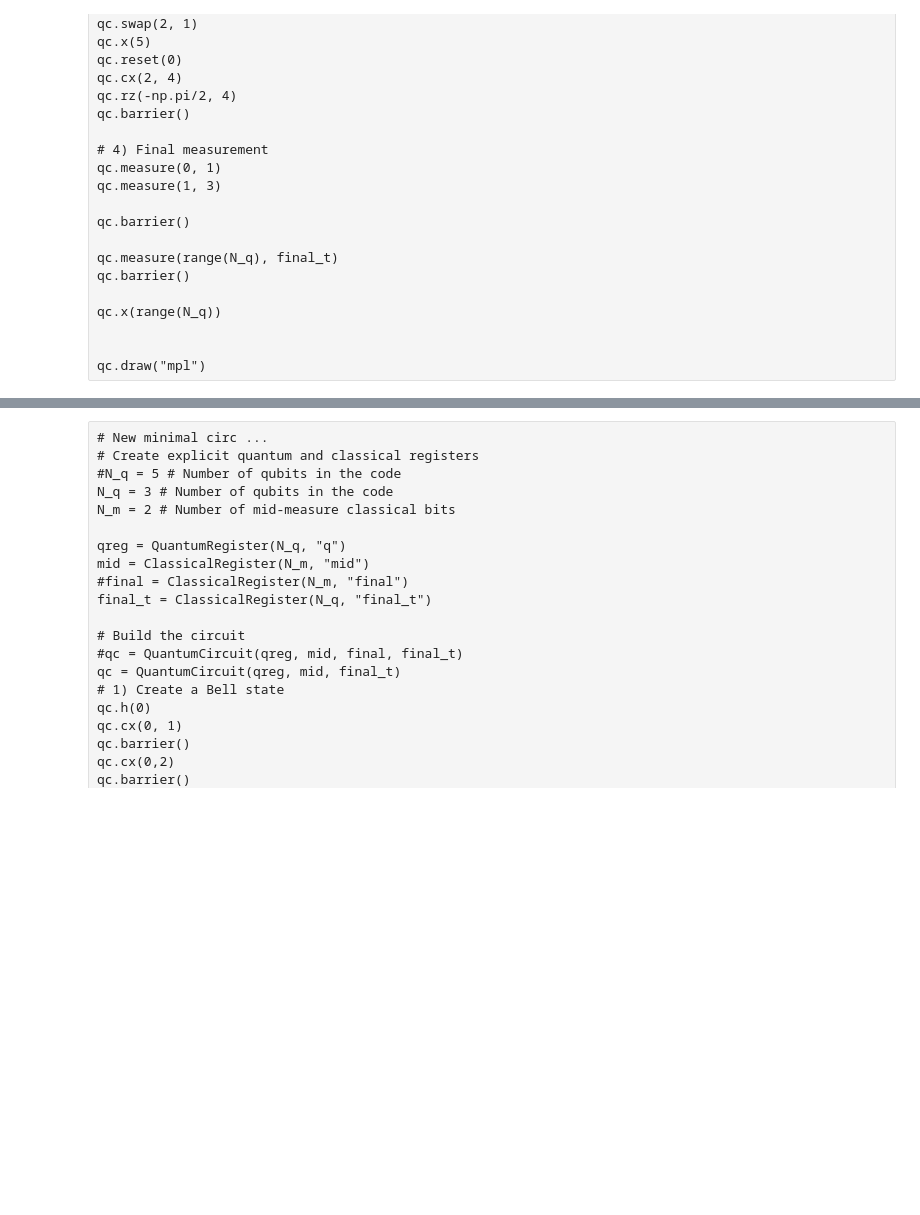
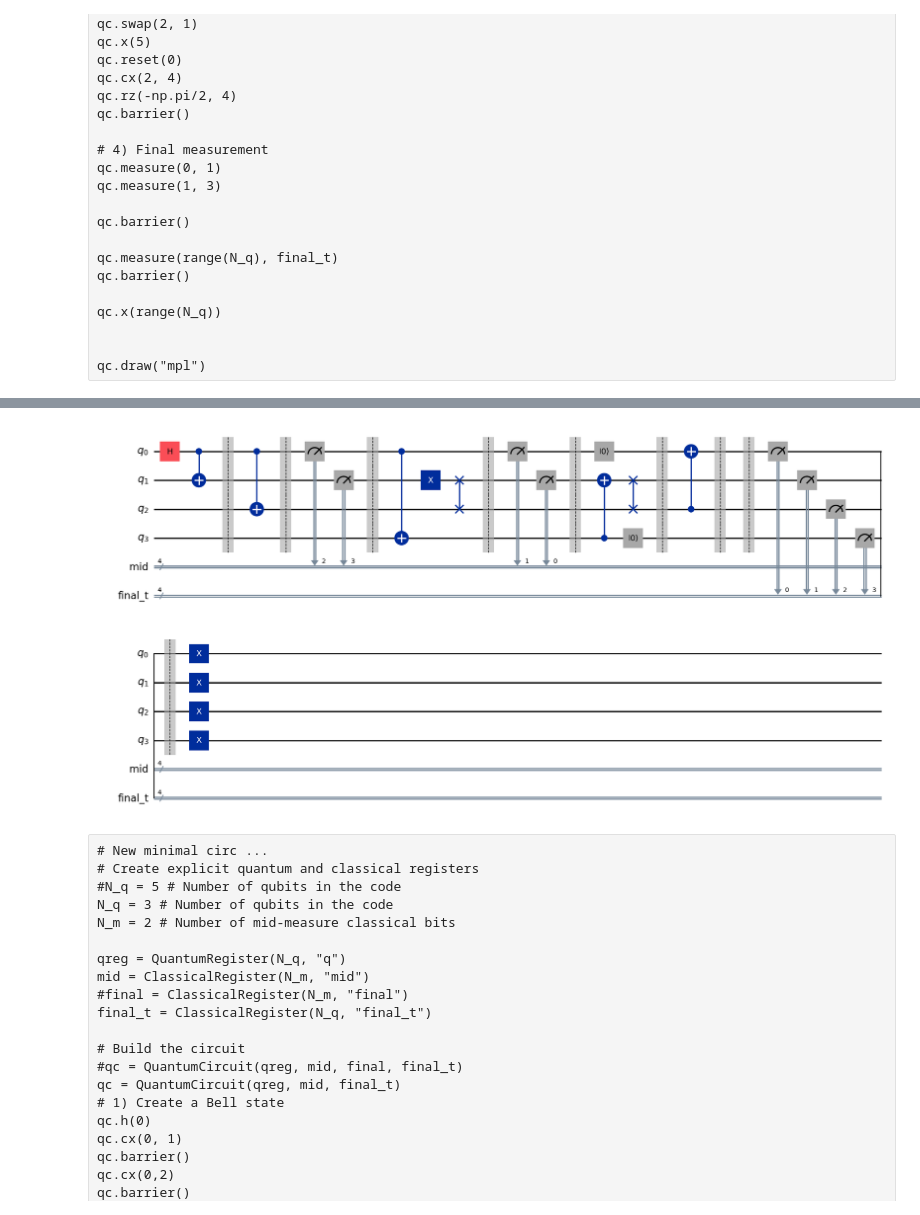
Before and after one commit to CERN-IT-INNOVATION/quantum-gates, a Jupyter notebook: start up and testing/local_fake_backend_test_no_noise.ipynb, the cells around one changed output, grey strips where cells are left out. Drawn from its saved outputs; the diff is of its cells as text; code cells hidden in the pictures; blank space fills up the shorter version.

Commit message:
works on big circ too

```diff
--- a/start up and testing/local_fake_backend_test_no_noise.ipynb
+++ b/start up and testing/local_fake_backend_test_no_noise.ipynb
@@ -245,3 +164,86 @@ qc.draw("mpl")
+# %%
+# Init minimal circ to break ....
+# Create explicit quantum and classical registers
+#N_q = 5 # Number of qubits in the code
+N_q = 4 # Number of qubits in the code
+N_m = 4 # Number of mid-measure classical bits
+
+qreg = QuantumRegister(N_q, "q")
+mid = ClassicalRegister(N_m, "mid")
+#final = ClassicalRegister(N_m, "final")
+final_t = ClassicalRegister(N_q, "final_t")
+
+# Build the circuit
+#qc = QuantumCircuit(qreg, mid, final, final_t)
+qc = QuantumCircuit(qreg, mid, final_t)
+# 1) Create a Bell state
+qc.h(0)
+qc.cx(0, 1)
+qc.barrier()
+qc.cx(0,2)
+qc.barrier()
+#qc.save_statevector(label="before_mid_measure")
+
+# 2) Mid-circuit measure of qubit 0 into cbit 0
+qc.measure(0, mid[2])
+#qc.measure(1, final[0])
+qc.measure(1, mid[3])
+qc.barrier()
+
+
+# 3) Conditionally flip qubit 1 if the measurement was 1 (new control-flow API)
+'''
+with qc.if_test((qc.clbits[0], 1)):
+    qc.x(1)
+'''
+#qc.ry(np.pi/2, 0)
+qc.cx(0,3)
+#qc.reset(2)
+qc.x(1)
+#qc.rz(np.pi/2, 3)
+#qc.cx(0,2)
+#qc.rz(-np.pi/2, 2)
+qc.swap(1,2)
+
+
+qc.barrier()
+#qc.measure(qreg[0], final[1])
+qc.measure(qreg[0], mid[1])
+qc.measure(qreg[1], mid[0])
+
+qc.barrier()
+qc.reset(0)
+#qc.barrier()
+
+qc.cx(3, 1)
+qc.swap(2, 1)
+qc.reset(3)
+
+#qc.x(5)
+#qc.barrier()
+qc.barrier()
+
+#qc.cx(2, 4)
+qc.cx(2, 0)
+
+#qc.rz(-np.pi/2, 4)
+qc.barrier()
+
+# 4) Final measurement
+#qc.measure(0, 1)
+#qc.measure(1, 3)
+
+qc.barrier()
+
+qc.measure(range(N_q), final_t)
+qc.barrier()
+
+qc.x(range(N_q))
+
+
+qc.draw("mpl")
+# %% [output]
+[figure, added]
 # %% [raw]
 # New minimal circ ...
 # Create explicit quantum and classical registers
```
Also changed, not shown: parts of 11 cells of this notebook.
